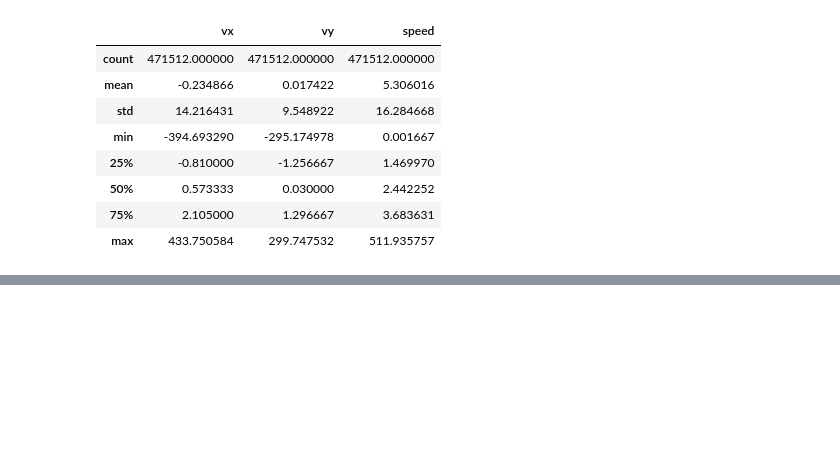
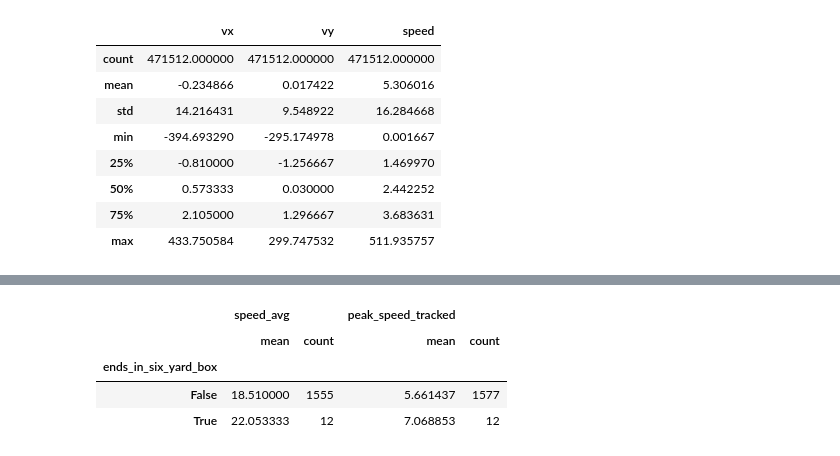
Before and after one commit to piperojas0618/analytics_cup_2.0_defense, a Jupyter notebook: notebooks/02_velocities.ipynb, the cells around one changed output, grey strips where cells are left out. Saved outputs shown, nothing was run; the diff lists cells and outputs as text; code cells hidden in the pictures; blank space fills up the shorter version.

```diff
--- a/notebooks/02_velocities.ipynb
+++ b/notebooks/02_velocities.ipynb
@@ -60,0 +93,39 @@ sg[["vx", "vy", "speed"]].describe()
+# %%
+# Pass 2: condition on off_ball_run events. player_id on an off_ball_run row is
+# the runner; x_end/y_end is where the run finishes. "speed_avg" is SkillCorner's
+# own per-run average (km/h, from its own kinematics) - kept here only as a
+# cross-check against our independently-computed peak tracked speed (m/s), not
+# because the two are on the same scale.
+from src.data_io.load import list_match_ids
+
+
+def ends_in_six_yard_box(x_end, y_end, pitch_length=105.0):
+    return (x_end.abs() >= pitch_length / 2 - 5.5) & (x_end.abs() <= pitch_length / 2) & (y_end.abs() <= 9.16)
+
+
+match_ids = list_match_ids(cfg["data"]["matches_dir"])[:3]  # widen once this looks promising
+runs = []
+for mid in match_ids:
+    m = load_match(cfg["data"]["matches_dir"], mid)
+    _, tracking_m = build_normalised(m)
+    sg_m = savitzky_golay(tracking_m, fps=cfg["data"]["fps"], window_length=vcfg["window_length"],
+                          polyorder=vcfg["polyorder"], max_speed_mps=vcfg["max_speed_mps"])
+
+    obr = m.events[m.events.event_type == "off_ball_run"].dropna(subset=["x_end", "y_end", "player_id"]).copy()
+    obr["ends_in_six_yard_box"] = ends_in_six_yard_box(obr.x_end, obr.y_end, m.pitch_length)
+    obr["peak_speed_tracked"] = [
+        sg_m.loc[(sg_m.player_id == r.player_id) & sg_m.frame.between(r.frame_start, r.frame_end), "speed"].max()
+        for r in obr.itertuples()
+    ]
+    obr["match_id"] = mid
+    runs.append(obr[["match_id", "event_id", "player_id", "ends_in_six_yard_box", "speed_avg", "peak_speed_tracked"]])
+
+runs = pd.concat(runs, ignore_index=True)
+by_box = runs.groupby("ends_in_six_yard_box")[["speed_avg", "peak_speed_tracked"]].agg(["mean", "count"])
+by_box
+# %% [output]
+|  | speed_avg |  | peak_speed_tracked |  |
+|  | mean | count | mean | count |
+| ends_in_six_yard_box |  |  |  |  |
+| False | 18.510000 | 1555 | 5.661437 | 1577 |
+| True | 22.053333 | 12 | 7.068853 | 12 |
```
Also changed, not shown: parts of 8 cells of this notebook, 8 other files.
